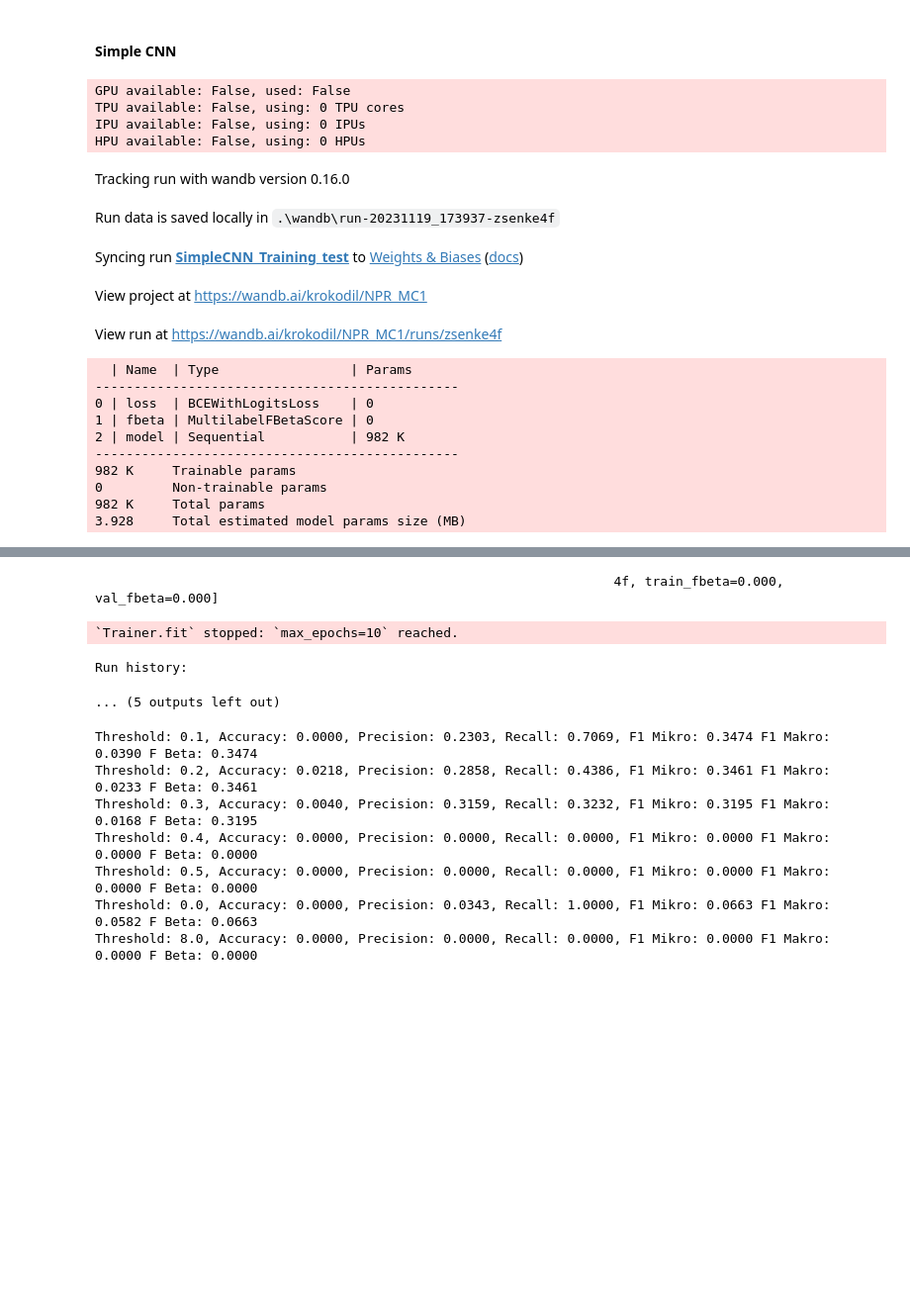
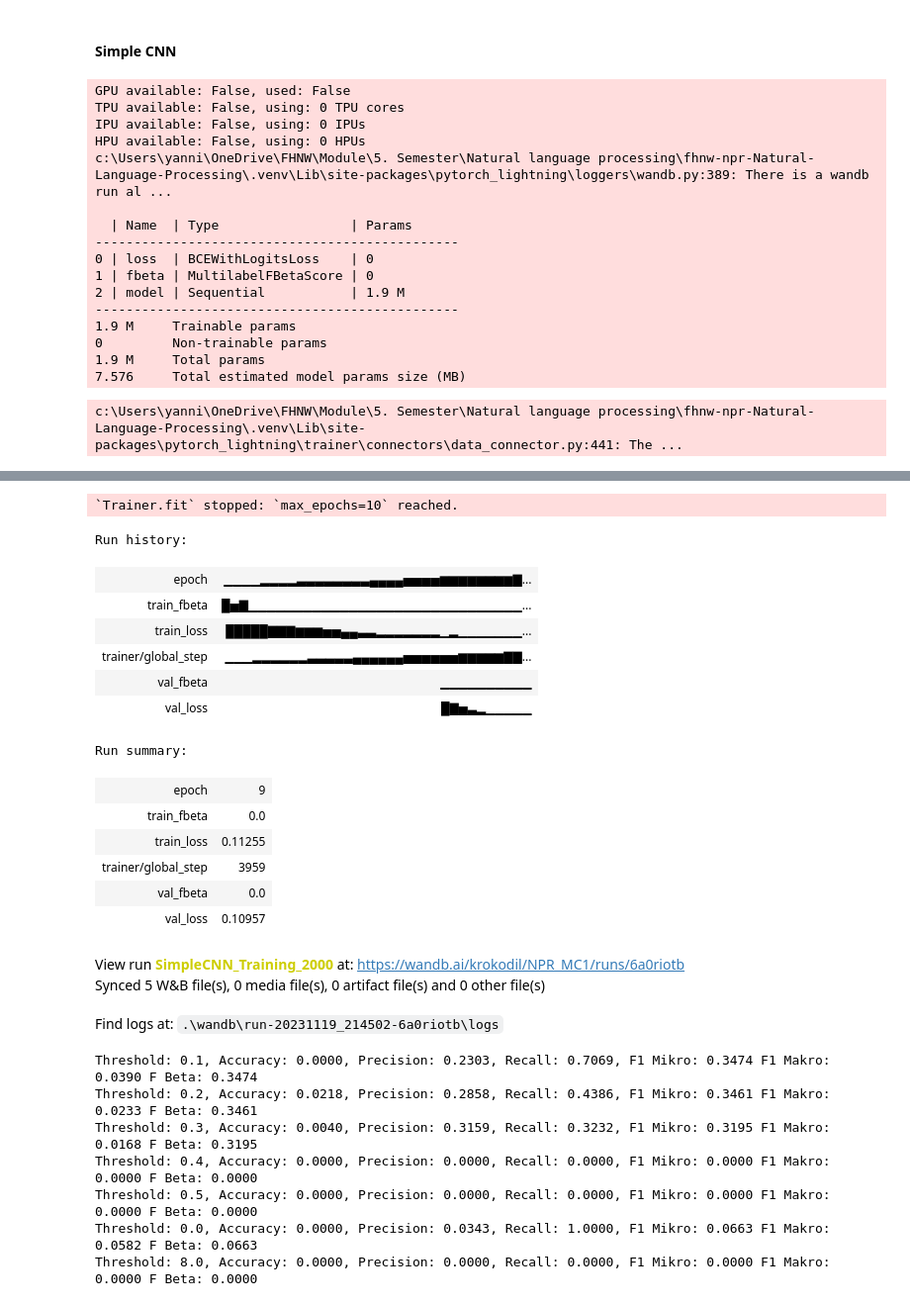
Before and after one commit to 7ben18/fhnw-npr-Natural-Language-Processing, a Jupyter notebook: mini-challenge1/npr-minichallenge1-yannic-ben.ipynb, the cells around one changed output, grey strips where cells are left out. Shown at 99% size. Saved outputs shown, nothing was run; the diff lists cells and outputs as text; code cells hidden in the pictures; blank space fills up the shorter version.

Commit message:
train with 2000 words

```diff
--- a/mini-challenge1/npr-minichallenge1-yannic-ben.ipynb
+++ b/mini-challenge1/npr-minichallenge1-yannic-ben.ipynb
@@ -844,8 +844,8 @@ descriptions_train, descriptions_test, genres_train, genres_test = train_test_sp
 #descriptions_train, descriptions_test, genres_train, genres_test = train_test_split(x, y, test_size=0.2, random_state=42)
 # %%
 # Trainings- und Test-Datasets erstellen
-train_dataset = TextDataset(descriptions_train, genres_train, embedding_model, max_length=1000)
-test_dataset = TextDataset(descriptions_test, genres_test, embedding_model, max_length=1000)
+train_dataset = TextDataset(descriptions_train, genres_train, embedding_model, max_length=2000)
+test_dataset = TextDataset(descriptions_test, genres_test, embedding_model, max_length=2000)
 
 # DataLoader für Training und Test
 train_loader = DataLoader(train_dataset, batch_size=20, shuffle=True)
@@ -948,7 +948,7 @@ thresholds = [0.1, 0.2, 0.3, 0.4, 0.5, 0.8]
 class SimpleCNN(CustomLightningModel):
     def __init__(self, lr=0.001, num_classes=57):
         super().__init__(lr, num_classes)
-        final_feature_size = 16000
+        final_feature_size = 32000
         self.model = nn.Sequential(
             nn.Conv1d(in_channels=300, out_channels=64, kernel_size=3, stride=1, padding=1),
             nn.ReLU(),
@@ -961,9 +961,9 @@ class SimpleCNN(CustomLightningModel):
         )
 # %%
 # Instanziieren Sie Ihr Modell
-simpleCNN = SimpleCNN(lr=0.01, num_classes=57)
+simpleCNN = SimpleCNN(lr=0.001, num_classes=57)
 
-wandb_logger = WandbLogger(name="SimpleCNN_Training_test", project="NPR_MC1")
+wandb_logger = WandbLogger(name="SimpleCNN_Training_2000", project="NPR_MC1")
 trainer = pl.Trainer(max_epochs=10, logger=wandb_logger)
 trainer.fit(simpleCNN, train_loader, test_loader)
 
@@ -973,18 +973,16 @@ GPU available: False, used: False
 TPU available: False, using: 0 TPU cores
 IPU available: False, using: 0 IPUs
 HPU available: False, using: 0 HPUs
+c:\Users\yanni\OneDrive\FHNW\Module\5. Semester\Natural language processing\fhnw-npr-Natural-Language-Processing\.venv\Lib\site-packages\pytorch_lightning\loggers\wandb.py:389: There is a wandb run al ...
+
+  | Name  | Type                 | Params
+-----------------------------------------------
+0 | loss  | BCEWithLogitsLoss    | 0
+1 | fbeta | MultilabelFBetaScore | 0
+2 | model | Sequential           | 1.9 M
+-----------------------------------------------
+1.9 M     Trainable params
+0         Non-trainable params
+1.9 M     Total params
+7.576     Total estimated model params size (MB)
-Tracking run with wandb version 0.16.0
-Run data is saved locally in .\wandb\run-20231119_173937-zsenke4f
-Syncing run SimpleCNN_Training_test to Weights & Biases (docs)
-View project at https://wandb.ai/krokodil/NPR_MC1
-View run at https://wandb.ai/krokodil/NPR_MC1/runs/zsenke4f
-  | Name  | Type                 | Params
------------------------------------------------
-0 | loss  | BCEWithLogitsLoss    | 0
-1 | fbeta | MultilabelFBetaScore | 0
-2 | model | Sequential           | 982 K
------------------------------------------------
-982 K     Trainable params
-0         Non-trainable params
-982 K     Total params
-3.928     Total estimated model params size (MB)
+c:\Users\yanni\OneDrive\FHNW\Module\5. Semester\Natural language processing\fhnw-npr-Natural-Language-Processing\.venv\Lib\site-packages\pytorch_lightning\trainer\connectors\data_connector.py:441: The ...
@@ -993,7 +991,21 @@ c:\Users\yanni\OneDrive\FHNW\Module\5. Semester\Natural language processing\fhnw
-                                                                   4f, train_fbeta=0.000, val_fbeta=0.000]
+`Trainer.fit` stopped: `max_epochs=10` reached.
-`Trainer.fit` stopped: `max_epochs=10` reached.
+Run history:
+| epoch | ▁▁▁▁▂▂▂▂▃▃▃▃▃▃▃▃▄▄▄▄▅▅▅▅▆▆▆▆▆▆▆▆▇... |
+| train_fbeta | █▅▇▁▁▁▁▁▁▁▁▁▁▁▁▁▁▁▁▁▁▁▁▁▁▁▁▁▁▁▁▁▁... |
+| train_loss | █████▇▇▇▆▆▆▅▅▄▄▃▃▂▂▂▂▂▂▂▁▂▁▁▁▁▁▁▁... |
+| trainer/global_step | ▁▁▁▂▂▂▂▂▂▃▃▃▃▃▄▄▄▄▄▄▅▅▅▅▅▅▆▆▆▆▆▇▇... |
+| val_fbeta | ▁▁▁▁▁▁▁▁▁▁ |
+| val_loss | █▇▅▃▂▁▁▁▁▁ |
-Run history:
+Run summary:
-... (5 outputs left out)
+| epoch | 9 |
+| train_fbeta | 0.0 |
+| train_loss | 0.11255 |
+| trainer/global_step | 3959 |
+| val_fbeta | 0.0 |
+| val_loss | 0.10957 |
+View run SimpleCNN_Training_2000 at: https://wandb.ai/krokodil/NPR_MC1/runs/6a0riotb
+Synced 5 W&B file(s), 0 media file(s), 0 artifact file(s) and 0 other file(s)
+Find logs at: .\wandb\run-20231119_214502-6a0riotb\logs
 # %%
 results_simple_cnn = test_thresholds(simpleCNN, test_loader, thresholds)
 # %%
```
Also changed, not shown: parts of 12 cells of this notebook, 7 other files.
